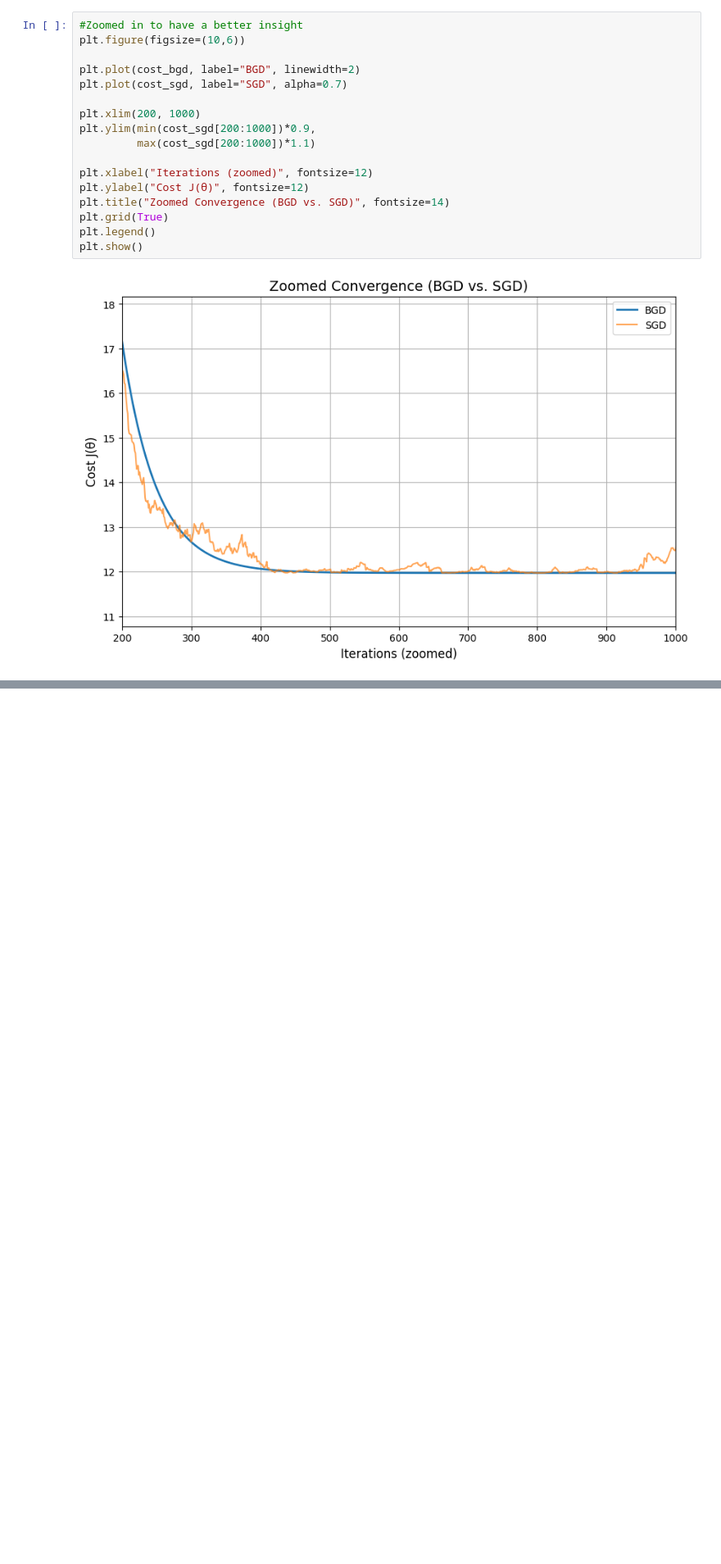
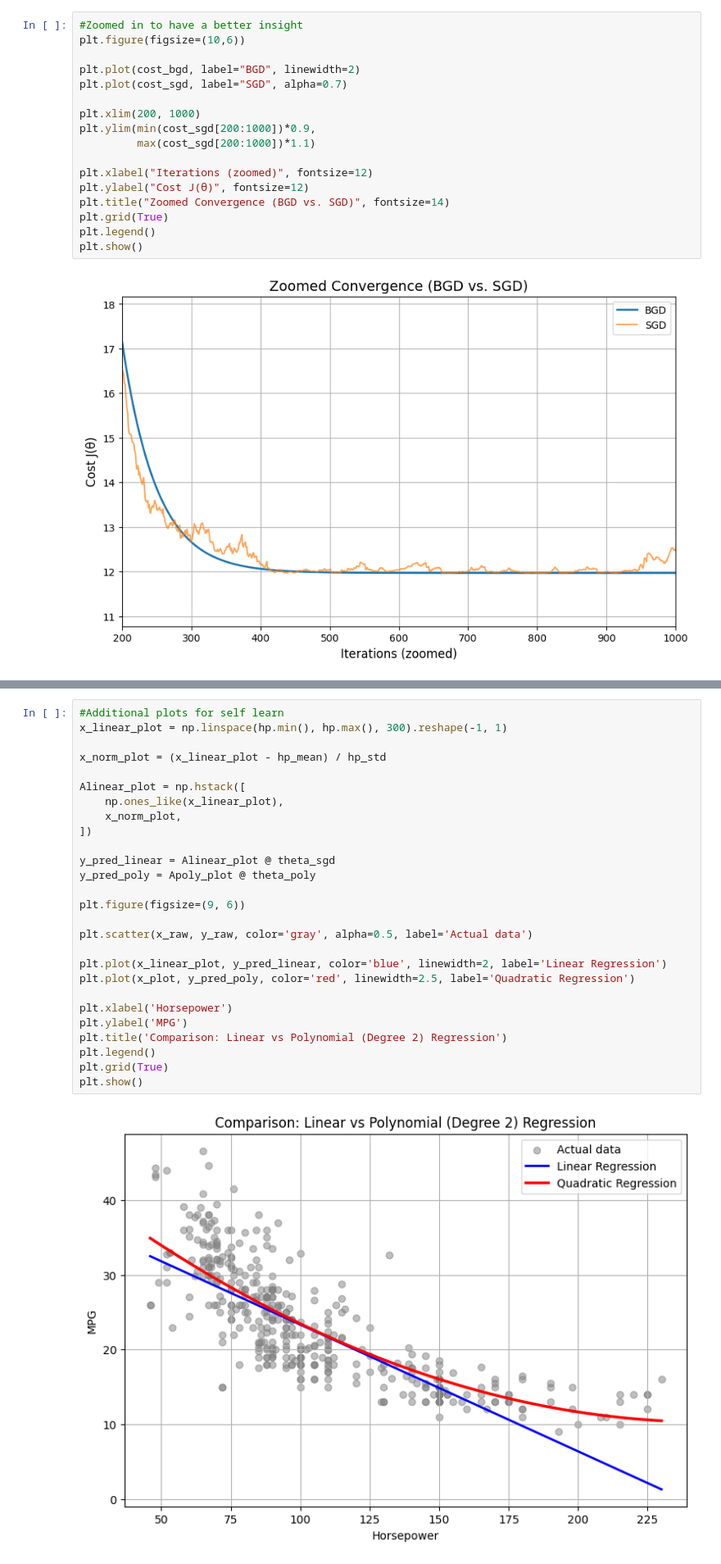
Before and after one commit to parmidamardi/CDM-TA-3, a Jupyter notebook: CDM_TA_3.ipynb, the cells around one changed output, grey strips where cells are left out. Shown at 82% size. Drawn from its saved outputs; the diff is of its cells as text; blank space fills up the shorter version.

```diff
--- a/CDM_TA_3.ipynb
+++ b/CDM_TA_3.ipynb
@@ -250,0 +339,29 @@ plt.show()
+# %%
+#Additional plots for self learn
+x_linear_plot = np.linspace(hp.min(), hp.max(), 300).reshape(-1, 1)
+
+x_norm_plot = (x_linear_plot - hp_mean) / hp_std
+
+Alinear_plot = np.hstack([
+    np.ones_like(x_linear_plot),
+    x_norm_plot,
+])
+
+y_pred_linear = Alinear_plot @ theta_sgd
+y_pred_poly = Apoly_plot @ theta_poly
+
+plt.figure(figsize=(9, 6))
+
+plt.scatter(x_raw, y_raw, color='gray', alpha=0.5, label='Actual data')
+
+plt.plot(x_linear_plot, y_pred_linear, color='blue', linewidth=2, label='Linear Regression')
+plt.plot(x_plot, y_pred_poly, color='red', linewidth=2.5, label='Quadratic Regression')
+
+plt.xlabel('Horsepower')
+plt.ylabel('MPG')
+plt.title('Comparison: Linear vs Polynomial (Degree 2) Regression')
+plt.legend()
+plt.grid(True)
+plt.show()
+# %% [output]
+[figure, added]
```
Also changed, not shown: parts of 5 cells of this notebook.
